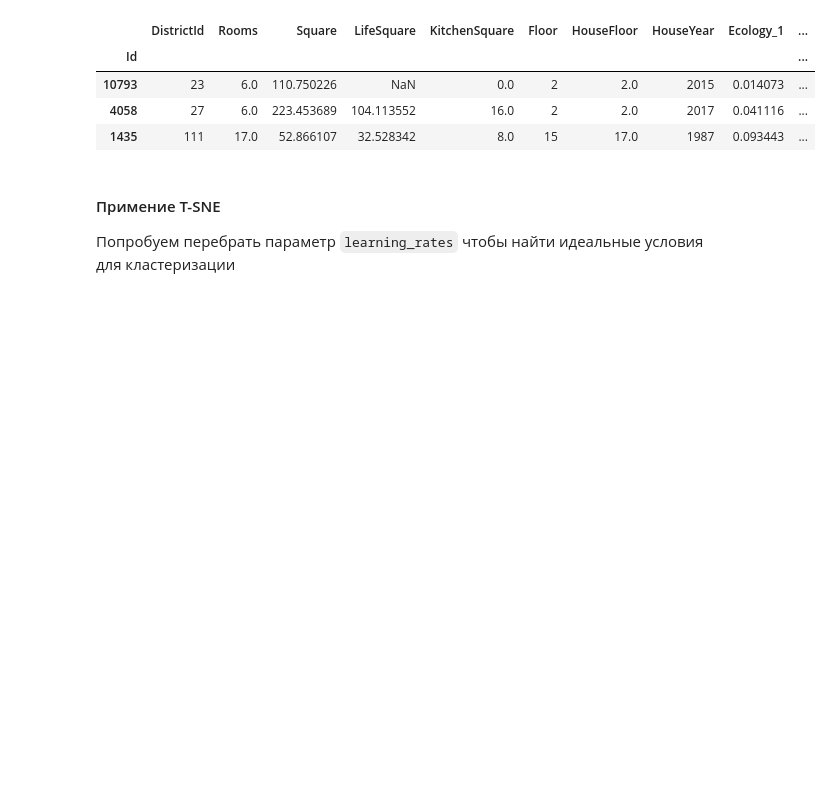
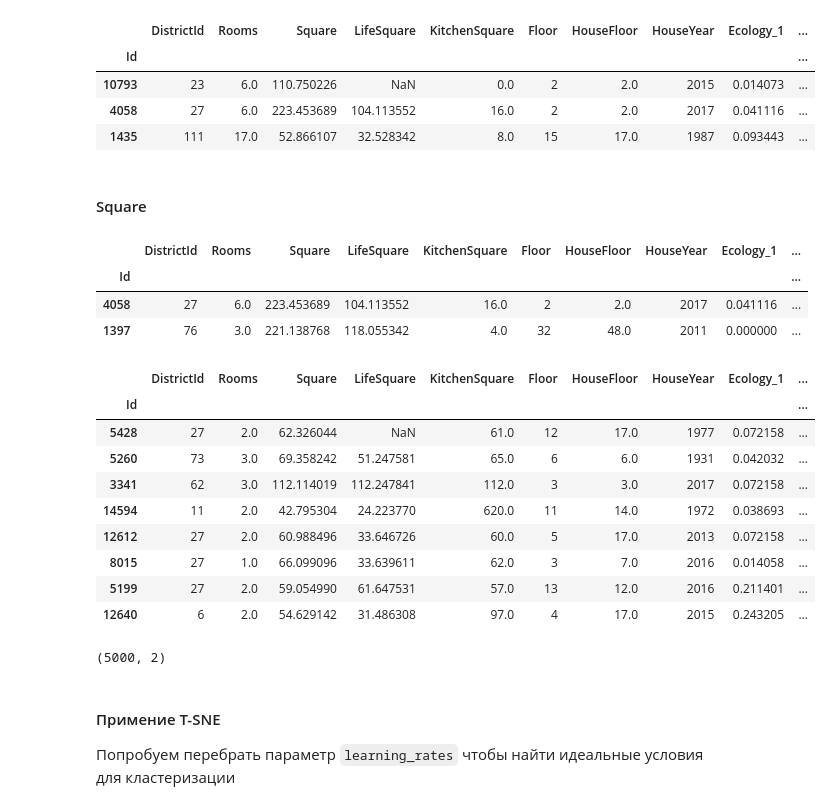
Before and after one commit to DmitryVGusev/GB-Python-in-DS, a Jupyter notebook: Python_in_DS_Coursework.ipynb, the cells around one changed output. Drawn from its saved outputs; the diff is of its cells as text; code cells hidden in the pictures; blank space fills up the shorter version.

```diff
--- a/Python_in_DS_Coursework.ipynb
+++ b/Python_in_DS_Coursework.ipynb
@@ -587,3 +579,25 @@ test[test.Rooms > 5]
 | 1435 | 111 | 17.0 | 52.866107 | 32.528342 | 8.0 | 15 | 17.0 | 1987 | 0.093443 | ... |
 # %%
 test.loc[1435]['Rooms'] = 1
+# %% [markdown]
+#### Square
+# %%
+test[test.Square > 200]
+# %% [output]
+|  | DistrictId | Rooms | Square | LifeSquare | KitchenSquare | Floor | HouseFloor | HouseYear | Ecology_1 | ... |
+| Id |  |  |  |  |  |  |  |  |  | ... |
+| 4058 | 27 | 6.0 | 223.453689 | 104.113552 | 16.0 | 2 | 2.0 | 2017 | 0.041116 | ... |
+| 1397 | 76 | 3.0 | 221.138768 | 118.055342 | 4.0 | 32 | 48.0 | 2011 | 0.000000 | ... |
+# %%
+test[test.KitchenSquare > 50]
+# %% [output]
+|  | DistrictId | Rooms | Square | LifeSquare | KitchenSquare | Floor | HouseFloor | HouseYear | Ecology_1 | ... |
+| Id |  |  |  |  |  |  |  |  |  | ... |
+| 5428 | 27 | 2.0 | 62.326044 | NaN | 61.0 | 12 | 17.0 | 1977 | 0.072158 | ... |
+| 5260 | 73 | 3.0 | 69.358242 | 51.247581 | 65.0 | 6 | 6.0 | 1931 | 0.042032 | ... |
+| 3341 | 62 | 3.0 | 112.114019 | 112.247841 | 112.0 | 3 | 3.0 | 2017 | 0.072158 | ... |
+| 14594 | 11 | 2.0 | 42.795304 | 24.223770 | 620.0 | 11 | 14.0 | 1972 | 0.038693 | ... |
+| 12612 | 27 | 2.0 | 60.988496 | 33.646726 | 60.0 | 5 | 17.0 | 2013 | 0.072158 | ... |
+| 8015 | 27 | 1.0 | 66.099096 | 33.639611 | 62.0 | 3 | 7.0 | 2016 | 0.014058 | ... |
+| 5199 | 27 | 2.0 | 59.054990 | 61.647531 | 57.0 | 13 | 12.0 | 2016 | 0.211401 | ... |
+| 12640 | 6 | 2.0 | 54.629142 | 31.486308 | 97.0 | 4 | 17.0 | 2015 | 0.243205 | ... |
@@ -590,3 +612,8 @@ test.loc[1435]['Rooms'] = 1
+# %%
+proverka = pd.read_csv('DGusev_predictions.csv').shape
+proverka
+# %% [output]
+(5000, 2)
 # %% [markdown]
 #### Примение T-SNE
 Попробуем перебрать параметр `learning_rates` чтобы найти идеальные условия для кластеризации
```
Also changed, not shown: parts of 6 cells of this notebook.
